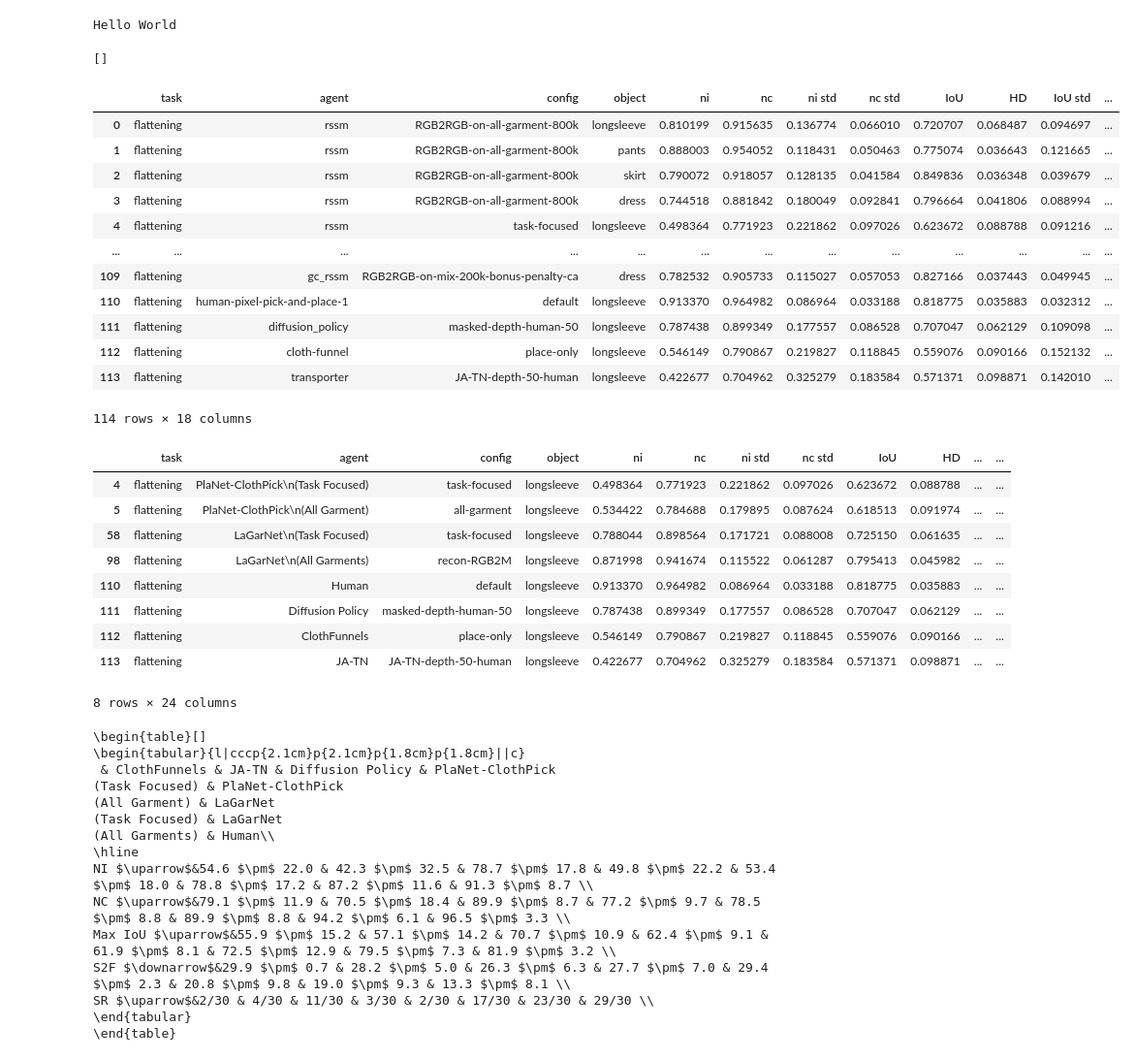
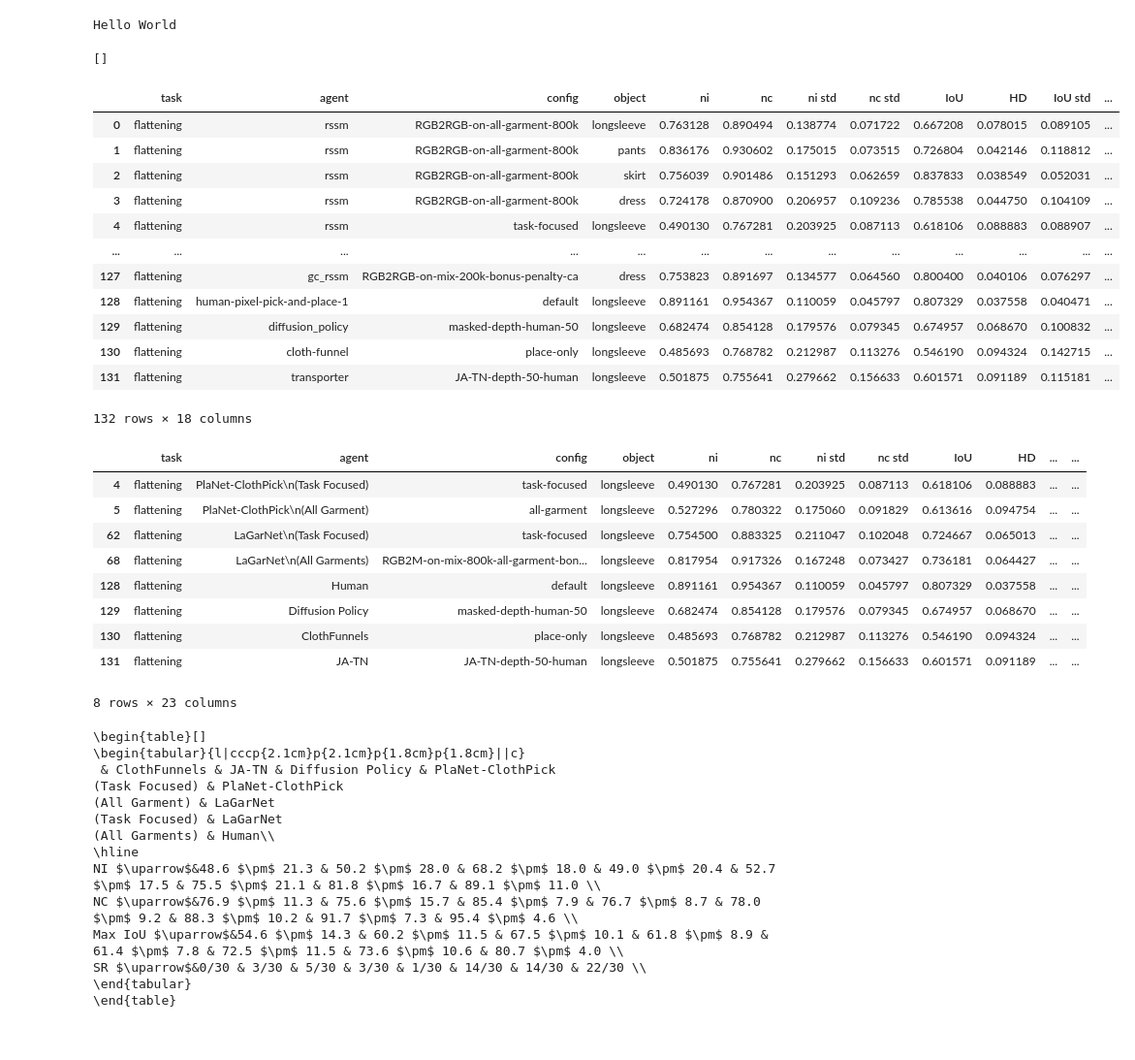
Before and after one commit to st-cortex-lab/LaGarNet, a Jupyter notebook: analysis/lagarnet.ipynb, the cells around one changed output. Shown at 97% size. Drawn from its saved outputs; the diff is of its cells as text; code cells hidden in the pictures.

```diff
--- a/analysis/lagarnet.ipynb
+++ b/analysis/lagarnet.ipynb
@@ -142,7 +198,7 @@ objects = [
     'mono-square-fabric'
 ]
 
-step=30
+step=21
 arenas = []
 arena_label = []
 
@@ -240,45 +296,45 @@ for ag in agents:
 
                     data['IoU'].append(np.mean(IoU))
                     data['HD'].append(np.mean(hd))
                     data['IoU std'].append(np.std(IoU))
                     data['HD std'].append(np.std(hd))
 
                     # max_key_dist, mean_key_dist = get_key_dist(path_to_check, step=step)
                     # data['max key dist'].append(np.mean(max_key_dist))
                     # data['mean key dist'].append(np.mean(mean_key_dist))
 
                     data['agent'].append(ag)
 
                     # replace '_' with ' '
                     cf_name = cf.replace('_', ' ')
                     data['config'].append(cf_name)
                 # data['success rate'].append(rate)
                 # data['steps to success'].append(np.mean(steps_to_success))
                 # data['steps to success std'].append(np.std(steps_to_success))
 
 
 
 
 ## Plot the success rate and steps to success
 backup_df = pd.DataFrame(data)
 df = pd.DataFrame(data)
 
 display(df)
 # %% [output]
 []
 |  | task | agent | config | object | ni | nc | ni std | nc std | IoU | HD | IoU std | ... |
-| 0 | flattening | rssm | RGB2RGB-on-all-garment-800k | longsleeve | 0.810199 | 0.915635 | 0.136774 | 0.066010 | 0.720707 | 0.068487 | 0.094697 | ... |
-| 1 | flattening | rssm | RGB2RGB-on-all-garment-800k | pants | 0.888003 | 0.954052 | 0.118431 | 0.050463 | 0.775074 | 0.036643 | 0.121665 | ... |
-| 2 | flattening | rssm | RGB2RGB-on-all-garment-800k | skirt | 0.790072 | 0.918057 | 0.128135 | 0.041584 | 0.849836 | 0.036348 | 0.039679 | ... |
-| 3 | flattening | rssm | RGB2RGB-on-all-garment-800k | dress | 0.744518 | 0.881842 | 0.180049 | 0.092841 | 0.796664 | 0.041806 | 0.088994 | ... |
-| 4 | flattening | rssm | task-focused | longsleeve | 0.498364 | 0.771923 | 0.221862 | 0.097026 | 0.623672 | 0.088788 | 0.091216 | ... |
+| 0 | flattening | rssm | RGB2RGB-on-all-garment-800k | longsleeve | 0.763128 | 0.890494 | 0.138774 | 0.071722 | 0.667208 | 0.078015 | 0.089105 | ... |
+| 1 | flattening | rssm | RGB2RGB-on-all-garment-800k | pants | 0.836176 | 0.930602 | 0.175015 | 0.073515 | 0.726804 | 0.042146 | 0.118812 | ... |
+| 2 | flattening | rssm | RGB2RGB-on-all-garment-800k | skirt | 0.756039 | 0.901486 | 0.151293 | 0.062659 | 0.837833 | 0.038549 | 0.052031 | ... |
+| 3 | flattening | rssm | RGB2RGB-on-all-garment-800k | dress | 0.724178 | 0.870900 | 0.206957 | 0.109236 | 0.785538 | 0.044750 | 0.104109 | ... |
+| 4 | flattening | rssm | task-focused | longsleeve | 0.490130 | 0.767281 | 0.203925 | 0.087113 | 0.618106 | 0.088883 | 0.088907 | ... |
 | ... | ... | ... | ... | ... | ... | ... | ... | ... | ... | ... | ... | ... |
-| 109 | flattening | gc_rssm | RGB2RGB-on-mix-200k-bonus-penalty-ca | dress | 0.782532 | 0.905733 | 0.115027 | 0.057053 | 0.827166 | 0.037443 | 0.049945 | ... |
-| 110 | flattening | human-pixel-pick-and-place-1 | default | longsleeve | 0.913370 | 0.964982 | 0.086964 | 0.033188 | 0.818775 | 0.035883 | 0.032312 | ... |
-| 111 | flattening | diffusion_policy | masked-depth-human-50 | longsleeve | 0.787438 | 0.899349 | 0.177557 | 0.086528 | 0.707047 | 0.062129 | 0.109098 | ... |
-| 112 | flattening | cloth-funnel | place-only | longsleeve | 0.546149 | 0.790867 | 0.219827 | 0.118845 | 0.559076 | 0.090166 | 0.152132 | ... |
-| 113 | flattening | transporter | JA-TN-depth-50-human | longsleeve | 0.422677 | 0.704962 | 0.325279 | 0.183584 | 0.571371 | 0.098871 | 0.142010 | ... |
+| 127 | flattening | gc_rssm | RGB2RGB-on-mix-200k-bonus-penalty-ca | dress | 0.753823 | 0.891697 | 0.134577 | 0.064560 | 0.800400 | 0.040106 | 0.076297 | ... |
+| 128 | flattening | human-pixel-pick-and-place-1 | default | longsleeve | 0.891161 | 0.954367 | 0.110059 | 0.045797 | 0.807329 | 0.037558 | 0.040471 | ... |
+| 129 | flattening | diffusion_policy | masked-depth-human-50 | longsleeve | 0.682474 | 0.854128 | 0.179576 | 0.079345 | 0.674957 | 0.068670 | 0.100832 | ... |
+| 130 | flattening | cloth-funnel | place-only | longsleeve | 0.485693 | 0.768782 | 0.212987 | 0.113276 | 0.546190 | 0.094324 | 0.142715 | ... |
+| 131 | flattening | transporter | JA-TN-depth-50-human | longsleeve | 0.501875 | 0.755641 | 0.279662 | 0.156633 | 0.601571 | 0.091189 | 0.115181 | ... |
-114 rows × 18 columns
+132 rows × 18 columns
 # %%
 
 def combine_mean_std(row, metric, scale=100):
@@ -318,7 +374,7 @@ data_df = data_df[data_df['label'].notnull()]
 data_df['agent'] = data_df['label']
 # List of metrics to combine
 metrics = ['ni', 'nc', 'IoU', 'steps']
-labels = ['NI $\\uparrow$', 'NC $\\uparrow$', 'Max IoU $\\uparrow$', 'S2F $\\downarrow$']
+labels = ['NI $\\uparrow$', 'NC $\\uparrow$', 'Max IoU $\\uparrow$']#, 'S2F $\\downarrow$']
 
 # Apply the combination for each metric
 for m, l in zip(metrics, labels):
@@ -336,7 +392,7 @@ def generate_latex_table(data_df):
     agents = ['ClothFunnels', 'JA-TN', 'Diffusion Policy', \
               'PlaNet-ClothPick\n(Task Focused)', 'PlaNet-ClothPick\n(All Garment)', \
             'LaGarNet\n(Task Focused)', 'LaGarNet\n(All Garments)', 'Human']
-    metrics = ['NI $\\uparrow$', 'NC $\\uparrow$', 'Max IoU $\\uparrow$', 'S2F $\\downarrow$', 'SR $\\uparrow$']
+    metrics = ['NI $\\uparrow$', 'NC $\\uparrow$', 'Max IoU $\\uparrow$', 'SR $\\uparrow$']
 
     latex_table = "\\begin{table}[]\n\\begin{tabular}{l|cccp{2.1cm}p{2.1cm}p{1.8cm}p{1.8cm}||c}\n"
     for agent in agents:
@@ -359,15 +415,15 @@ latex_table = generate_latex_table(data_df)
 print(latex_table)
 # %% [output]
 |  | task | agent | config | object | ni | nc | ni std | nc std | IoU | HD | ... | ... |
-| 4 | flattening | PlaNet-ClothPick\n(Task Focused) | task-focused | longsleeve | 0.498364 | 0.771923 | 0.221862 | 0.097026 | 0.623672 | 0.088788 | ... | ... |
-| 5 | flattening | PlaNet-ClothPick\n(All Garment) | all-garment | longsleeve | 0.534422 | 0.784688 | 0.179895 | 0.087624 | 0.618513 | 0.091974 | ... | ... |
-| 58 | flattening | LaGarNet\n(Task Focused) | task-focused | longsleeve | 0.788044 | 0.898564 | 0.171721 | 0.088008 | 0.725150 | 0.061635 | ... | ... |
-| 98 | flattening | LaGarNet\n(All Garments) | recon-RGB2M | longsleeve | 0.871998 | 0.941674 | 0.115522 | 0.061287 | 0.795413 | 0.045982 | ... | ... |
-| 110 | flattening | Human | default | longsleeve | 0.913370 | 0.964982 | 0.086964 | 0.033188 | 0.818775 | 0.035883 | ... | ... |
-| 111 | flattening | Diffusion Policy | masked-depth-human-50 | longsleeve | 0.787438 | 0.899349 | 0.177557 | 0.086528 | 0.707047 | 0.062129 | ... | ... |
-| 112 | flattening | ClothFunnels | place-only | longsleeve | 0.546149 | 0.790867 | 0.219827 | 0.118845 | 0.559076 | 0.090166 | ... | ... |
-| 113 | flattening | JA-TN | JA-TN-depth-50-human | longsleeve | 0.422677 | 0.704962 | 0.325279 | 0.183584 | 0.571371 | 0.098871 | ... | ... |
+| 4 | flattening | PlaNet-ClothPick\n(Task Focused) | task-focused | longsleeve | 0.490130 | 0.767281 | 0.203925 | 0.087113 | 0.618106 | 0.088883 | ... | ... |
+| 5 | flattening | PlaNet-ClothPick\n(All Garment) | all-garment | longsleeve | 0.527296 | 0.780322 | 0.175060 | 0.091829 | 0.613616 | 0.094754 | ... | ... |
+| 62 | flattening | LaGarNet\n(Task Focused) | task-focused | longsleeve | 0.754500 | 0.883325 | 0.211047 | 0.102048 | 0.724667 | 0.065013 | ... | ... |
+| 68 | flattening | LaGarNet\n(All Garments) | RGB2M-on-mix-800k-all-garment-bon... | longsleeve | 0.817954 | 0.917326 | 0.167248 | 0.073427 | 0.736181 | 0.064427 | ... | ... |
+| 128 | flattening | Human | default | longsleeve | 0.891161 | 0.954367 | 0.110059 | 0.045797 | 0.807329 | 0.037558 | ... | ... |
+| 129 | flattening | Diffusion Policy | masked-depth-human-50 | longsleeve | 0.682474 | 0.854128 | 0.179576 | 0.079345 | 0.674957 | 0.068670 | ... | ... |
+| 130 | flattening | ClothFunnels | place-only | longsleeve | 0.485693 | 0.768782 | 0.212987 | 0.113276 | 0.546190 | 0.094324 | ... | ... |
+| 131 | flattening | JA-TN | JA-TN-depth-50-human | longsleeve | 0.501875 | 0.755641 | 0.279662 | 0.156633 | 0.601571 | 0.091189 | ... | ... |
-8 rows × 24 columns
+8 rows × 23 columns
 \begin{table}[]
 \begin{tabular}{l|cccp{2.1cm}p{2.1cm}p{1.8cm}p{1.8cm}||c}
  & ClothFunnels & JA-TN & Diffusion Policy & PlaNet-ClothPick
@@ -376,11 +432,10 @@ print(latex_table)
 (Task Focused) & LaGarNet
 (All Garments) & Human\\
 \hline
-NI $\uparrow$&54.6 $\pm$ 22.0 & 42.3 $\pm$ 32.5 & 78.7 $\pm$ 17.8 & 49.8 $\pm$ 22.2 & 53.4 $\pm$ 18.0 & 78.8 $\pm$ 17.2 & 87.2 $\pm$ 11.6 & 91.3 $\pm$ 8.7 \\
-NC $\uparrow$&79.1 $\pm$ 11.9 & 70.5 $\pm$ 18.4 & 89.9 $\pm$ 8.7 & 77.2 $\pm$ 9.7 & 78.5 $\pm$ 8.8 & 89.9 $\pm$ 8.8 & 94.2 $\pm$ 6.1 & 96.5 $\pm$ 3.3 \\
-Max IoU $\uparrow$&55.9 $\pm$ 15.2 & 57.1 $\pm$ 14.2 & 70.7 $\pm$ 10.9 & 62.4 $\pm$ 9.1 & 61.9 $\pm$ 8.1 & 72.5 $\pm$ 12.9 & 79.5 $\pm$ 7.3 & 81.9 $\pm$ 3.2 \\
-S2F $\downarrow$&29.9 $\pm$ 0.7 & 28.2 $\pm$ 5.0 & 26.3 $\pm$ 6.3 & 27.7 $\pm$ 7.0 & 29.4 $\pm$ 2.3 & 20.8 $\pm$ 9.8 & 19.0 $\pm$ 9.3 & 13.3 $\pm$ 8.1 \\
-SR $\uparrow$&2/30 & 4/30 & 11/30 & 3/30 & 2/30 & 17/30 & 23/30 & 29/30 \\
+NI $\uparrow$&48.6 $\pm$ 21.3 & 50.2 $\pm$ 28.0 & 68.2 $\pm$ 18.0 & 49.0 $\pm$ 20.4 & 52.7 $\pm$ 17.5 & 75.5 $\pm$ 21.1 & 81.8 $\pm$ 16.7 & 89.1 $\pm$ 11.0 \\
+NC $\uparrow$&76.9 $\pm$ 11.3 & 75.6 $\pm$ 15.7 & 85.4 $\pm$ 7.9 & 76.7 $\pm$ 8.7 & 78.0 $\pm$ 9.2 & 88.3 $\pm$ 10.2 & 91.7 $\pm$ 7.3 & 95.4 $\pm$ 4.6 \\
+Max IoU $\uparrow$&54.6 $\pm$ 14.3 & 60.2 $\pm$ 11.5 & 67.5 $\pm$ 10.1 & 61.8 $\pm$ 8.9 & 61.4 $\pm$ 7.8 & 72.5 $\pm$ 11.5 & 73.6 $\pm$ 10.6 & 80.7 $\pm$ 4.0 \\
+SR $\uparrow$&0/30 & 3/30 & 5/30 & 3/30 & 1/30 & 14/30 & 14/30 & 22/30 \\
 \end{tabular}
 \end{table}
 # %%
```
Also changed, not shown: parts of 3 cells of this notebook, 6 other files.
